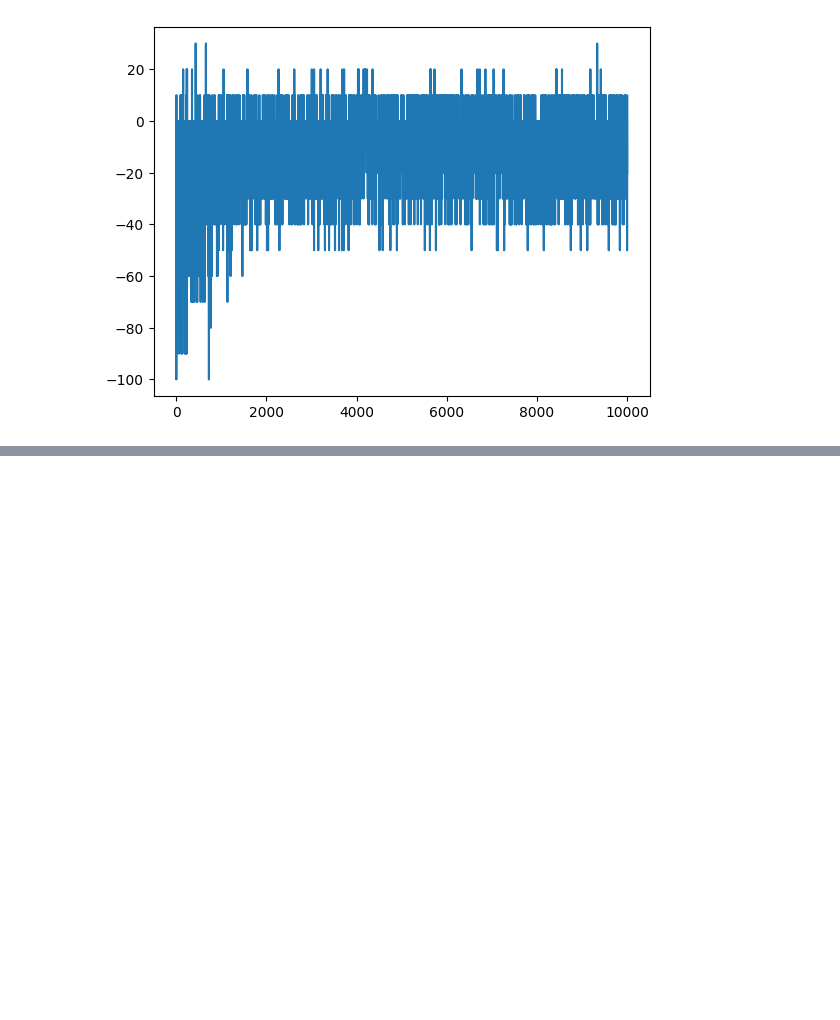
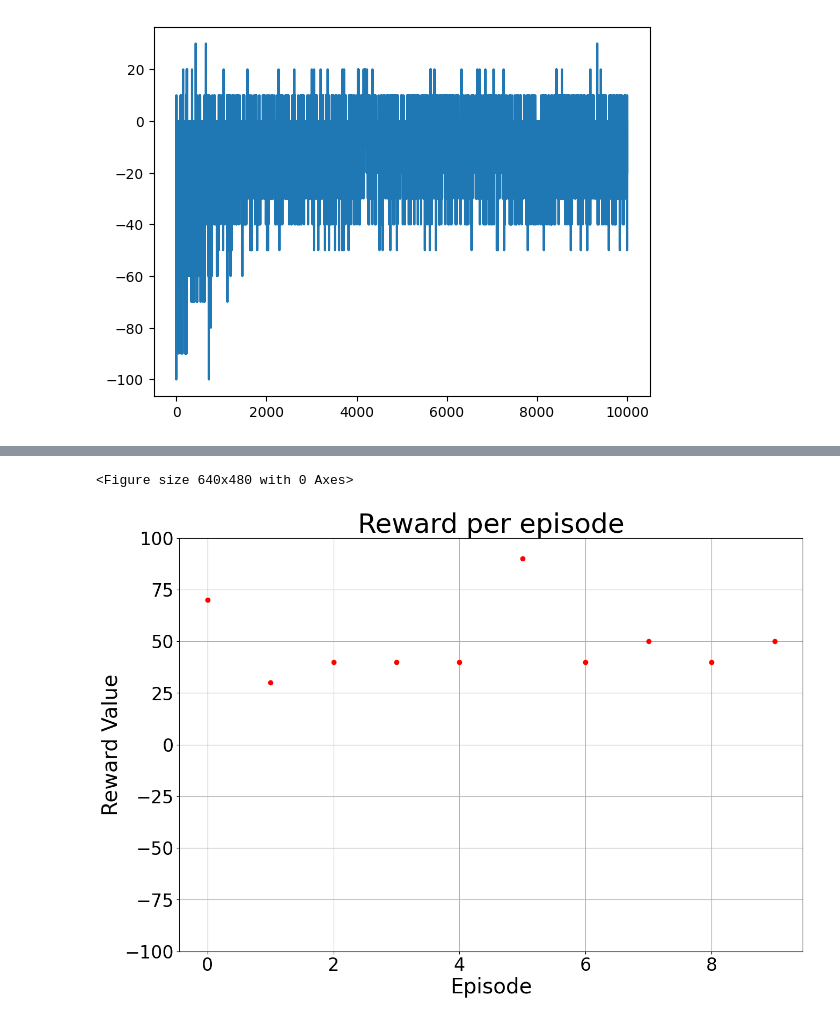
Before and after one commit to jhhunter/CSE546FinalProject, a Jupyter notebook: jhhunter_ubansal_final_project.ipynb, the cells around one changed output, grey strips where cells are left out. Cells and saved outputs as stored; diff of their text form; code cells hidden in the pictures; blank space fills up the shorter version.

```diff
--- a/jhhunter_ubansal_final_project.ipynb
+++ b/jhhunter_ubansal_final_project.ipynb
@@ -327,0 +475,20 @@ plt.plot(total_rewards)
+# %%
+n_episodes_test = 10
+test_rewards = []
+for i in range(n_episodes_test):
+    obs = env.reset()
+    done = False
+    reward = 0
+    with torch.no_grad():
+        while not done:
+            action, log_probability = actor_critic.choose_action(torch.from_numpy(obs).float().unsqueeze(0))
+            new_obs, rew, done = env.step(action)
+            reward += rew
+            obs = new_obs
+
+    test_rewards.append(reward)
+
+plot_test_rewards(environment_name, algorithm_name, test_rewards, min_reward, max_reward, show=True)
+# %% [output]
+<Figure size 640x480 with 0 Axes>
+[figure, added]
```
Also changed, not shown: parts of 8 cells of this notebook, 3 other files.
